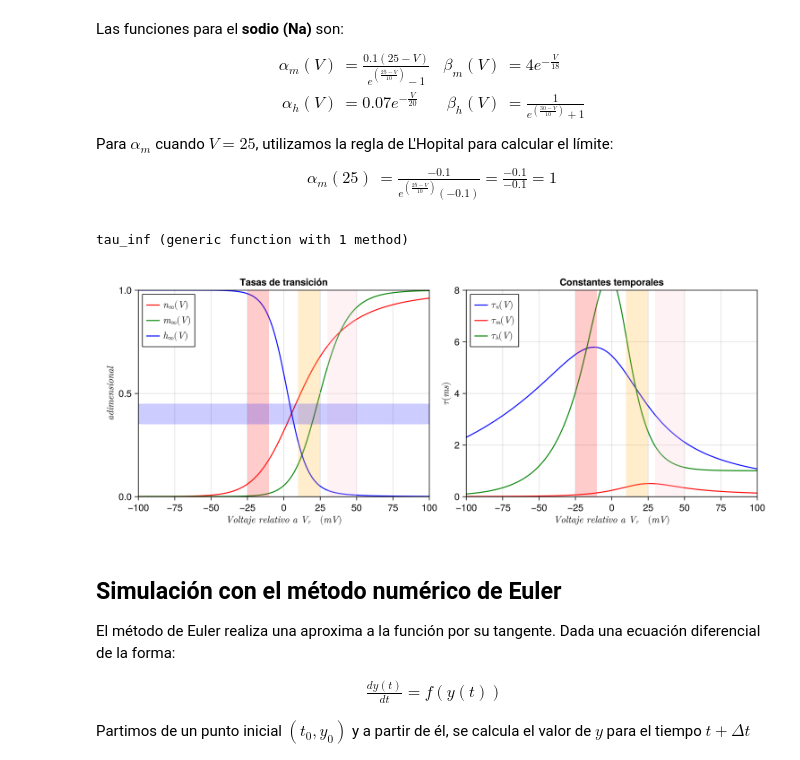
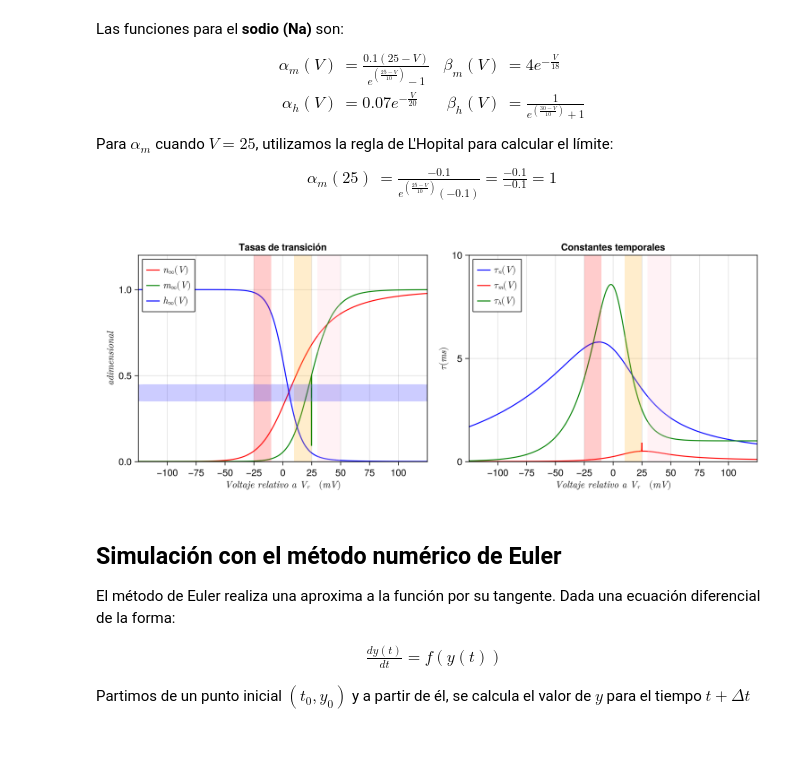
Before and after one commit to curenosm/RN-20242, a Jupyter notebook: RedesNeuronalesJuliaFCiencias/src/julia-notebooks/00_modelo_hudgkin_huxley/modelo_de_hodgkin_huxley.ipynb, the cells around one changed output. Cells and saved outputs as stored; diff of their text form; code cells hidden in the pictures.

```diff
--- a/RedesNeuronalesJuliaFCiencias/src/julia-notebooks/00_modelo_hudgkin_huxley/modelo_de_hodgkin_huxley.ipynb
+++ b/RedesNeuronalesJuliaFCiencias/src/julia-notebooks/00_modelo_hudgkin_huxley/modelo_de_hodgkin_huxley.ipynb
@@ -8,15 +13,11 @@ Logging.disable_logging(Logging.Info)
 # %% [output]
 LogLevel(1)
 # %%
-using GLMakie
+# TODO: Programar la función alpha_n como función del voltaje V.
+#       Necesitarás definir un caso especial cuando V - 10 < epsilon
+#       Utiliza esta celda para ver cómo se comporta tu función en esta vecindad.
+#       ¿Qué pasa si epsilon = 0.1? ¿Y si epsilon = 0.01?
 
-# Definimos las funciones de probabilidad
-function alpha_n(V)
-    if abs(V - 10) < 0.01
-        return 0.1
-    end
-    0.01 * (10 - V) / (exp((10 - V) / 10) - 1)
-end
-
-beta_n(V) = 0.125 * exp(-V / 80)
+# Cargamos las funciones desde un archivo para utilizarlas en múltiples notebooks
+include("./code/funciones.jl")
 # %% [output]
@@ -119,10 +134,6 @@ Para $\alpha_m$ cuando $V = 25$, utilizamos la regla de L'Hopital para calcular
   \alpha_m(25) &= \frac{-0.1}{e^{\left(\frac{25-V}{10}\right)}(-0.1)}
                = \frac{-0.1}{-0.1} = 1
 \end{align}
-# %%
-include("./code/funciones.jl")
-# %% [output]
-tau_inf (generic function with 1 method)
 # %%
 V = -150:0.1:150
 alpha = alpha_n.(V)
@@ -148,36 +159,36 @@ axess = [
 
 alpha = alpha_n.(V)
 beta = beta_n.(V)
 lines!(axess[1], V, n_inf(alpha, beta), color=:red, label=L"n_{\infty}(V)")
 lines!(axess[2], V, tau_inf(alpha, beta), color=:blue, label=L"\tau_{n}(V)")
 
 alpha = alpha_m.(V)
 beta = beta_m.(V)
 lines!(axess[1], V, n_inf(alpha, beta), color=:green, label=L"m_{\infty}(V)")
 lines!(axess[2], V, tau_inf(alpha, beta), color=:red, label=L"\tau_{m}(V)")
 
 alpha = alpha_h.(V)
 beta = beta_h.(V)
 lines!(axess[1], V, n_inf(alpha, beta), color=:blue, label=L"h_{\infty}(V)")
 lines!(axess[2], V, tau_inf(alpha, beta), color=:green, label=L"\tau_{h}(V)")
 
 # Configurando las regiones de la primera gráfica
 vspan!(axess[1], [-25, 10, 30], [-10, 25, 50],
     color = [(c, 0.2) for c in [:red, :orange, :pink]])
 hspan!(axess[1], 0.35, 0.45, color = (:blue, 0.2))
 
 # Configurando las regiones de la segunda gráfica
 vspan!(axess[2], [-25, 10, 30], [-10, 25, 50],
     color = [(c, 0.2) for c in [:red, :orange, :pink]])
 
-limits!(axess[1], -100, 100, 0, 1.0)
-limits!(axess[2], -100, 100, 0, 8.0)
+limits!(axess[1], -125, 125, 0, 1.2)
+limits!(axess[2], -125, 125, 0, 10.0)
 axislegend(axess[1], unique=false, merge=true, position=:lt)
 axislegend(axess[2], unique=false, merge=true, position=:lt)
 
 f
 # %% [output]
-[figure, old version]
+[figure, new version]
 # %% [markdown]
 ## Simulación con el método numérico de Euler
 
```
Also changed, not shown: parts of 9 cells of this notebook, 9 other files.
